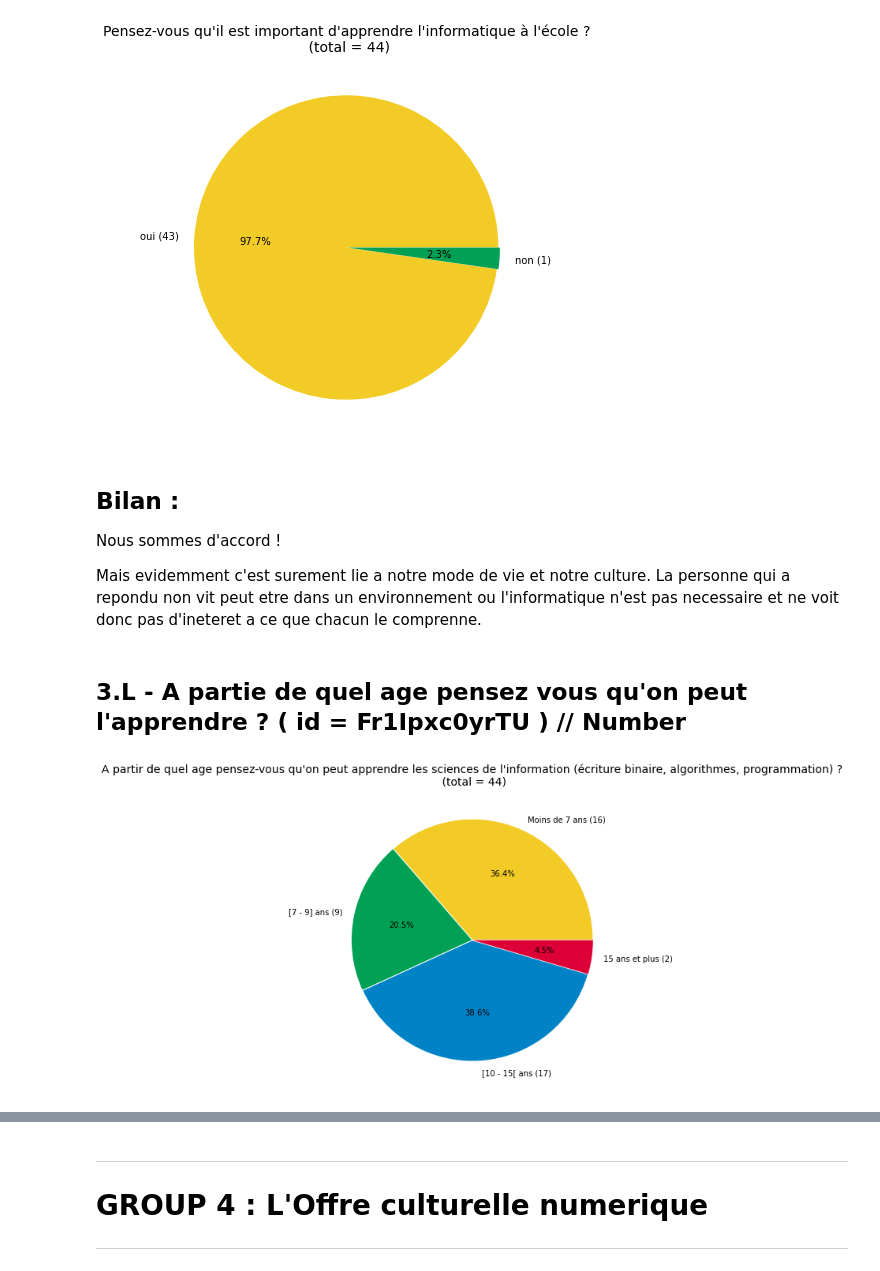
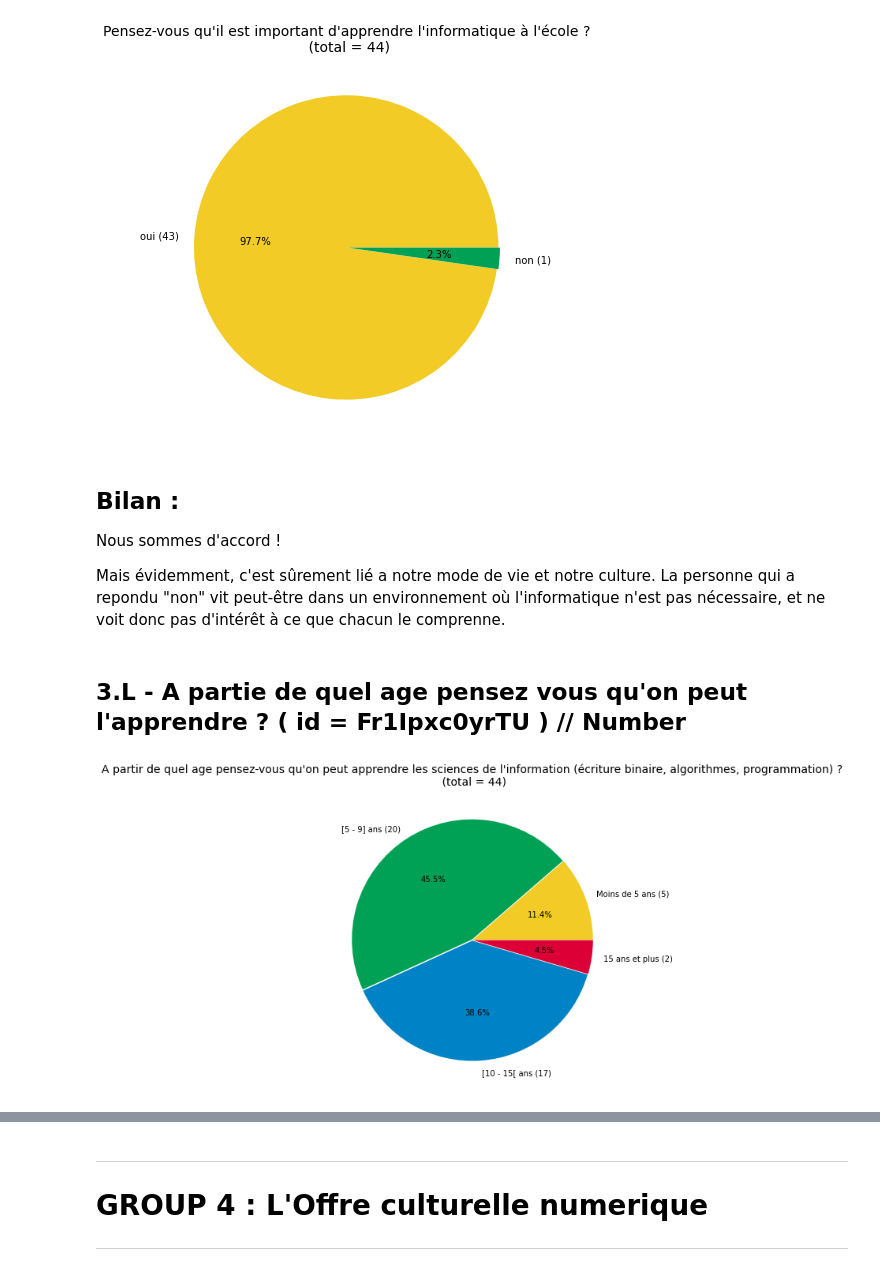
Before and after one commit to MaximoRose/QA_AnalyseResTypeForm, a Jupyter notebook: OpportuniteGP/OpportuniteGP.ipynb, the cells around one changed output, grey strips where cells are left out. Saved outputs shown, nothing was run; the diff lists cells and outputs as text; code cells hidden in the pictures.

Commit message:
Ajout fichier de paramètres graphiques et mise au propre de l'analyse

```diff
--- a/OpportuniteGP/OpportuniteGP.ipynb
+++ b/OpportuniteGP/OpportuniteGP.ipynb
@@ -607,30 +744,28 @@ myfig.plot_mbr_camembert(qtitle = q_italecole, list_labels = italecole_lbls, lis
 
 Nous sommes d'accord !
 
-Mais evidemment c'est surement lie a notre mode de vie et notre culture. La personne qui a repondu non vit peut etre dans un environnement ou l'informatique n'est pas necessaire et ne voit donc pas d'ineteret a ce que chacun le comprenne.
+Mais évidemment, c'est sûrement lié a notre mode de vie et notre culture. La personne qui a repondu "non" vit peut-être dans un environnement où l'informatique n'est pas nécessaire, et ne voit donc pas d'intérêt à ce que chacun le comprenne.
 # %% [markdown]
 ## 3.L - A partie de quel age pensez vous qu'on peut l'apprendre ? ( id =  Fr1Ipxc0yrTU ) // Number
 # %%
-qidq = 'Fr1Ipxc0yrTU'
+q_quelage_pourapprendre = tfs.get_q_title(gidx=2,qid='Fr1Ipxc0yrTU')
 
-nom_question = tfs.get_q_title(gidx=2,qid=qidq)
+nb_inferieur_a_5 = form_responses[form_responses[q_quelage_pourapprendre] < 5]
+nb_5_9 = form_responses[form_responses[q_quelage_pourapprendre] >= 5]
+nb_5_9 = nb_5_9[nb_5_9[q_quelage_pourapprendre] < 10]
+nb_10_14 = form_responses[form_responses[q_quelage_pourapprendre] >= 10]
+nb_10_14 = nb_10_14[nb_10_14[q_quelage_pourapprendre] < 15]
+nb_15_et_plus = form_responses[form_responses[q_quelage_pourapprendre] >= 15]
 
-nb_inferieur_a_7 = form_responses[form_responses[nom_question] < 7]
-nb_7_9 = form_responses[form_responses[nom_question] >= 7]
-nb_7_9 = nb_7_9[nb_7_9[nom_question] < 10]
-nb_10_14 = form_responses[form_responses[nom_question] >= 10]
-nb_10_14 = nb_10_14[nb_10_14[nom_question] < 15]
-nb_15_et_plus = form_responses[form_responses[nom_question] >= 15]
-
-values = [nb_inferieur_a_7.shape[0], nb_7_9.shape[0], nb_10_14.shape[0], nb_15_et_plus.shape[0]]
-labels = ['Moins de 7 ans (' + str(values[0]) + ')', '[7 - 9] ans (' + str(values[1]) + ')', '[10 - 15[ ans (' + str(values[2]) + ')', '15 ans et plus (' + str(values[3]) + ')']
+values = [nb_inferieur_a_5.shape[0], nb_5_9.shape[0], nb_10_14.shape[0], nb_15_et_plus.shape[0]]
+labels = ['Moins de 5 ans (' + str(values[0]) + ')', '[5 - 9] ans (' + str(values[1]) + ')', '[10 - 15[ ans (' + str(values[2]) + ')', '15 ans et plus (' + str(values[3]) + ')']
 
 
 # show plot
-explode = (pie_fav_eclat,)*len(labels)
+explode = (0.005,)*len(labels)
 fig = plt.figure(figsize =(10, 7))
-plt.pie(values, labels = labels, autopct='%1.1f%%', colors=myfavcolors, explode = explode) #, colors=mecolors
-plt.title(nom_question + "\n (total = "+str(form_responses.shape[0])+")", size = pie_titlesize)
+plt.pie(values, labels = labels, autopct='%1.1f%%', colors=[ '#f2cb26', '#00a154', '#0083c6', '#dc0036', '#fc8934', '#99248B', '#fb85a7', '#00b3f0'], explode = explode) #, colors=mecolors
+plt.title(q_quelage_pourapprendre + "\n (total = "+str(form_responses.shape[0])+")", size = 14)
 plt.show()
 # %% [output]
-[figure, old version]
+[figure, new version]
```
Also changed, not shown: parts of 188 cells of this notebook, 3 other files.
